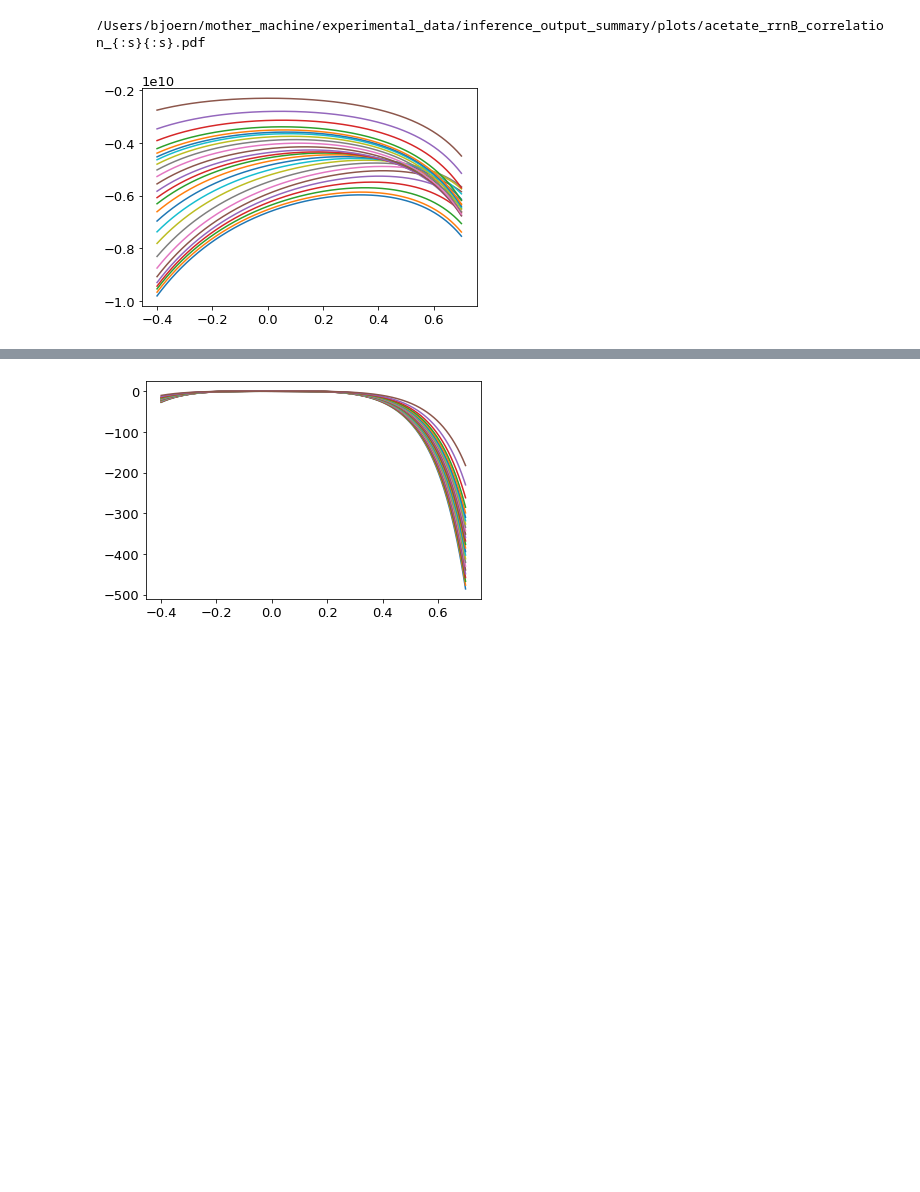
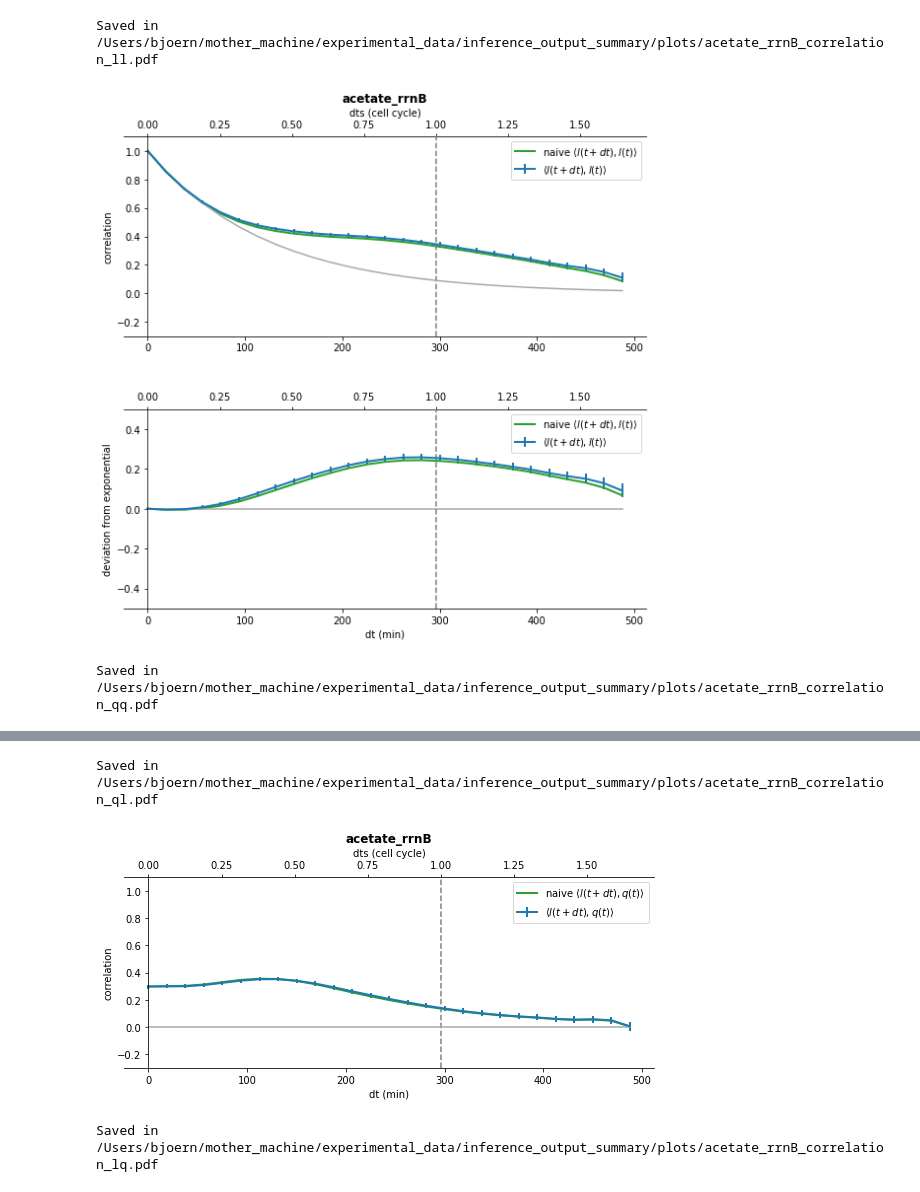
Before and after one commit to bjks/gfp_gaussian_process, a Jupyter notebook: python_src/auto_correlation_tree.ipynb, the cells around one changed output, grey strips where cells are left out. Cells and saved outputs as stored; diff of their text form; code cells hidden in the pictures; blank space fills up the shorter version.

Commit message:
tree corr looks good, but is still notebook, run_all_Theo takes into account 3rd segment

```diff
--- a/python_src/auto_correlation_tree.ipynb
+++ b/python_src/auto_correlation_tree.ipynb
@@ -354,13 +318,19 @@ def tree_correlation(corrs, x, y, plot_file=None, title=None, param_dict=None, m
 # %%
-# filenames =['/Users/bjoern/mother_machine/experimental_data/inference_output_summary/acetate_rrnB_f01234578910_b_joints.csv',
-#             '/Users/bjoern/mother_machine/experimental_data/inference_output_summary/glycerol_rrnB_f01234578910_b_joints.csv',
-#             '/Users/bjoern/mother_machine/experimental_data/inference_output_summary/glucose_rrnB_f01234578910_b_joints.csv',
-#             '/Users/bjoern/mother_machine/experimental_data/inference_output_summary/glucoseaa_rrnB_filtered_f_b_joints.csv']
+joint_filenames =['/Users/bjoern/mother_machine/experimental_data/inference_output_summary/acetate_rrnB_f01234578910_b_joints.csv',
+            '/Users/bjoern/mother_machine/experimental_data/inference_output_summary/glycerol_rrnB_f01234578910_b_joints.csv',
+            '/Users/bjoern/mother_machine/experimental_data/inference_output_summary/glucose_rrnB_f01234578910_b_joints.csv',
+            '/Users/bjoern/mother_machine/experimental_data/inference_output_summary/glucoseaa_rrnB_filtered_f_b_joints.csv']
 
-# corrs = []
-# dts=[18.75, 6, 3, 1.5]
+prediction_filenames =['/Users/bjoern/mother_machine/experimental_data/inference_output_summary/acetate_rrnB_f01234578910_b_prediction.csv',
+            '/Users/bjoern/mother_machine/experimental_data/inference_output_summary/glycerol_rrnB_f01234578910_b_prediction.csv',
+            '/Users/bjoern/mother_machine/experimental_data/inference_output_summary/glucose_rrnB_f01234578910_b_prediction.csv',
+            '/Users/bjoern/mother_machine/experimental_data/inference_output_summary/glucoseaa_rrnB_filtered_f_b_prediction.csv']
 
-# for filename, dt in zip(filenames, dts):
-#     corr = file2correlation_function(filename, np.arange(dt, 500, dt), 0.3)
-#     corrs.append(corr)
-#     break
+
+corrs = []
+dts=[18.75, 6, 3, 1.5]
+
+for jf, pf, dt in zip(joint_filenames, prediction_filenames, dts):
+    print(jf, pf)
+    corr = files2correlation_function(jf, pf, np.arange(0, 500, dt), 0.3)
+    corrs.append(corr)
@@ -367,18 +440,16 @@ def tree_correlation(corrs, x, y, plot_file=None, title=None, param_dict=None, m
 # %%
-
-
-for filename, dt, corr in zip(filenames, dts, corrs):
+for filename, dt, corr in zip(joint_filenames, dts, corrs):
     data_set = filename.split("/")[-1].split("_")[0] + '_' + filename.split("/")[-1].split("_")[1]
     plot_file = os.path.join( "/Users/bjoern/mother_machine/experimental_data/inference_output_summary/plots/",
                             data_set + "_correlation_{:s}{:s}.pdf")
-    print(plot_file)
 
-    # tree_correlation(corr, "l(t+dt)", "l(t)", plot_file=plot_file, title=data_set, param_dict=read_final_params(filename))
-    # tree_correlation(corr, "q(t+dt)", "q(t)", plot_file=plot_file, title=data_set, param_dict=read_final_params(filename))
+    tree_correlation_plot(corr, "l(t+dt)", "l(t)", plot_file=plot_file, title=data_set, param_dict=read_final_params(filename))
+    tree_correlation_plot(corr, "q(t+dt)", "q(t)", plot_file=plot_file, title=data_set, param_dict=read_final_params(filename))
 
-    tree_correlation(corr, "l(t+dt)", "q(t)", title=data_set)
-    tree_correlation(corr, "q(t+dt)", "l(t)", title=data_set)
-    break
+    tree_correlation_plot(corr, "l(t+dt)", "q(t)", plot_file=plot_file, title=data_set, param_dict=read_final_params(filename))
+    tree_correlation_plot(corr, "q(t+dt)", "l(t)", plot_file=plot_file, title=data_set, param_dict=read_final_params(filename))
+    # break
 # %% [output]
-/Users/bjoern/mother_machine/experimental_data/inference_output_summary/plots/acetate_rrnB_correlation_{:s}{:s}.pdf
+Saved in /Users/bjoern/mother_machine/experimental_data/inference_output_summary/plots/acetate_rrnB_correlation_ll.pdf
-[figure, old version]
+[figure, new version]
+Saved in /Users/bjoern/mother_machine/experimental_data/inference_output_summary/plots/acetate_rrnB_correlation_qq.pdf
@@ -386 +457,3 @@ for filename, dt, corr in zip(filenames, dts, corrs):
+Saved in /Users/bjoern/mother_machine/experimental_data/inference_output_summary/plots/acetate_rrnB_correlation_ql.pdf
-[figure, old version]
+[figure, new version]
+Saved in /Users/bjoern/mother_machine/experimental_data/inference_output_summary/plots/acetate_rrnB_correlation_lq.pdf
```
Also changed, not shown: parts of 10 cells of this notebook, 2 other files.
